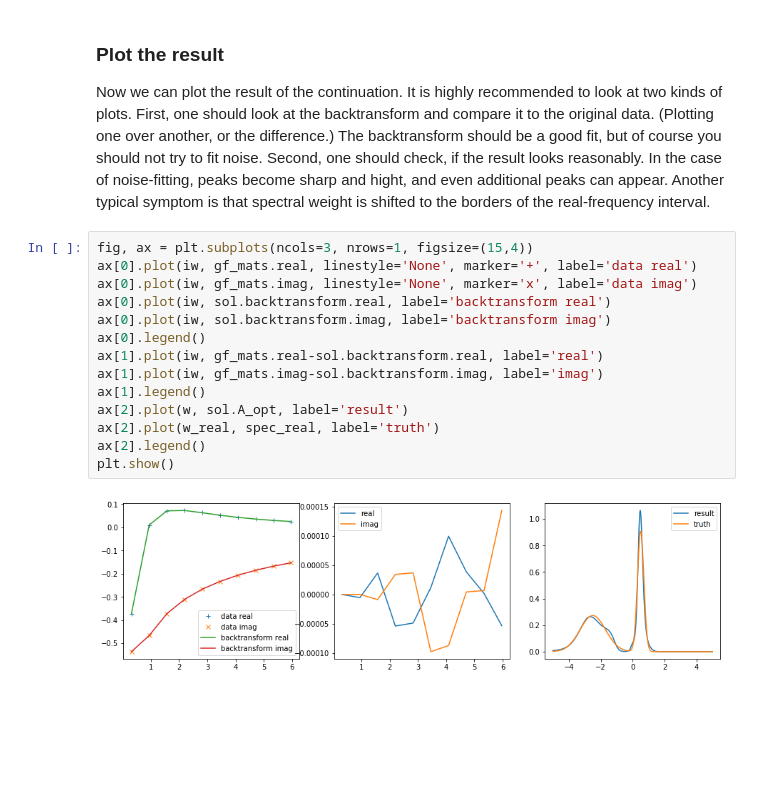
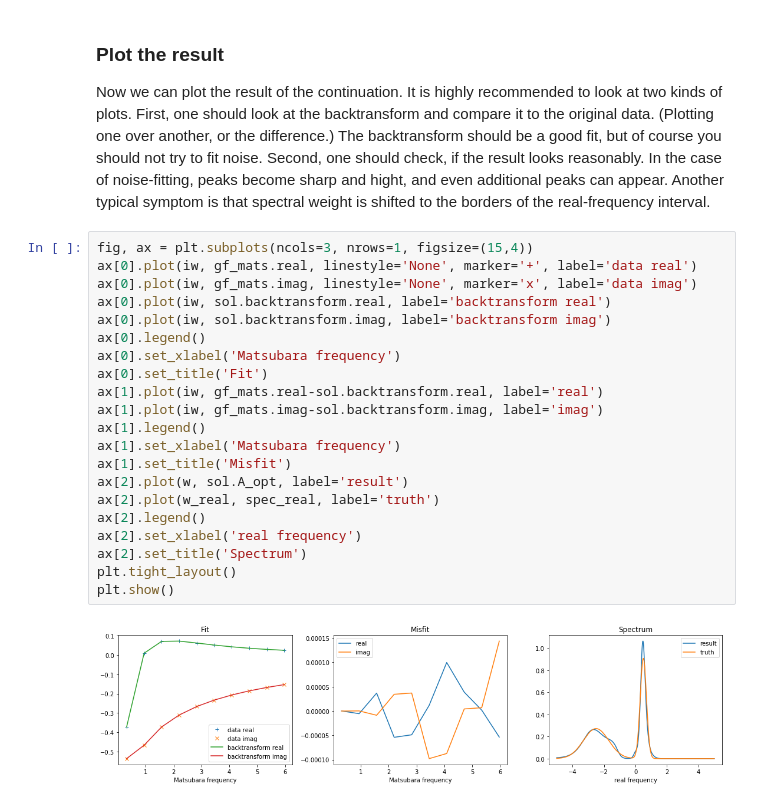
Before and after one commit to josefkaufmann/ana_cont, a Jupyter notebook: doc/continuation_fermionic.ipynb, the cells around one changed output. Saved outputs shown, nothing was run; the diff lists cells and outputs as text; blank space fills up the shorter version.

```diff
--- a/doc/continuation_fermionic.ipynb
+++ b/doc/continuation_fermionic.ipynb
@@ -106,16 +110,23 @@ Second, one should check, if the result looks reasonably. In the case of noise-f
 # %%
 fig, ax = plt.subplots(ncols=3, nrows=1, figsize=(15,4))
 ax[0].plot(iw, gf_mats.real, linestyle='None', marker='+', label='data real')
 ax[0].plot(iw, gf_mats.imag, linestyle='None', marker='x', label='data imag')
 ax[0].plot(iw, sol.backtransform.real, label='backtransform real')
 ax[0].plot(iw, sol.backtransform.imag, label='backtransform imag')
 ax[0].legend()
+ax[0].set_xlabel('Matsubara frequency')
+ax[0].set_title('Fit')
 ax[1].plot(iw, gf_mats.real-sol.backtransform.real, label='real')
 ax[1].plot(iw, gf_mats.imag-sol.backtransform.imag, label='imag')
 ax[1].legend()
+ax[1].set_xlabel('Matsubara frequency')
+ax[1].set_title('Misfit')
 ax[2].plot(w, sol.A_opt, label='result')
 ax[2].plot(w_real, spec_real, label='truth')
 ax[2].legend()
+ax[2].set_xlabel('real frequency')
+ax[2].set_title('Spectrum')
+plt.tight_layout()
 plt.show()
 # %% [output]
-[figure, old version]
+[figure, new version]
```
Also changed, not shown: parts of 4 cells of this notebook.
